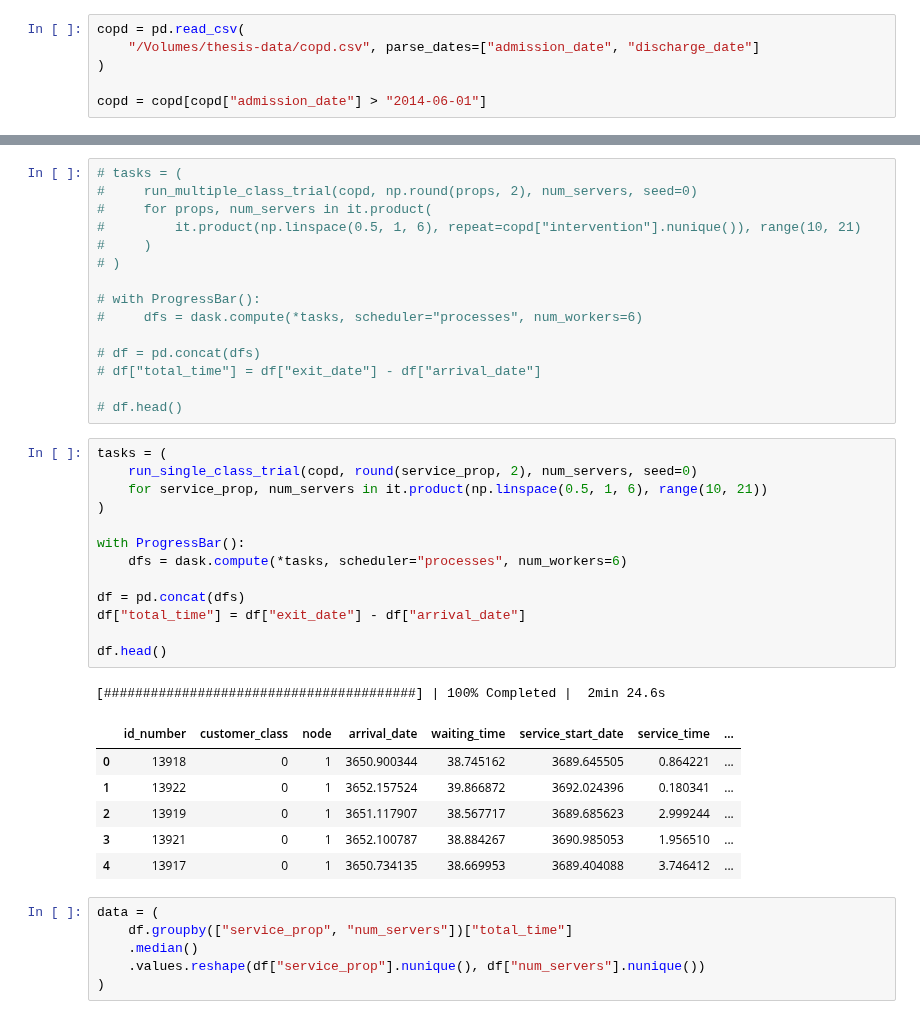
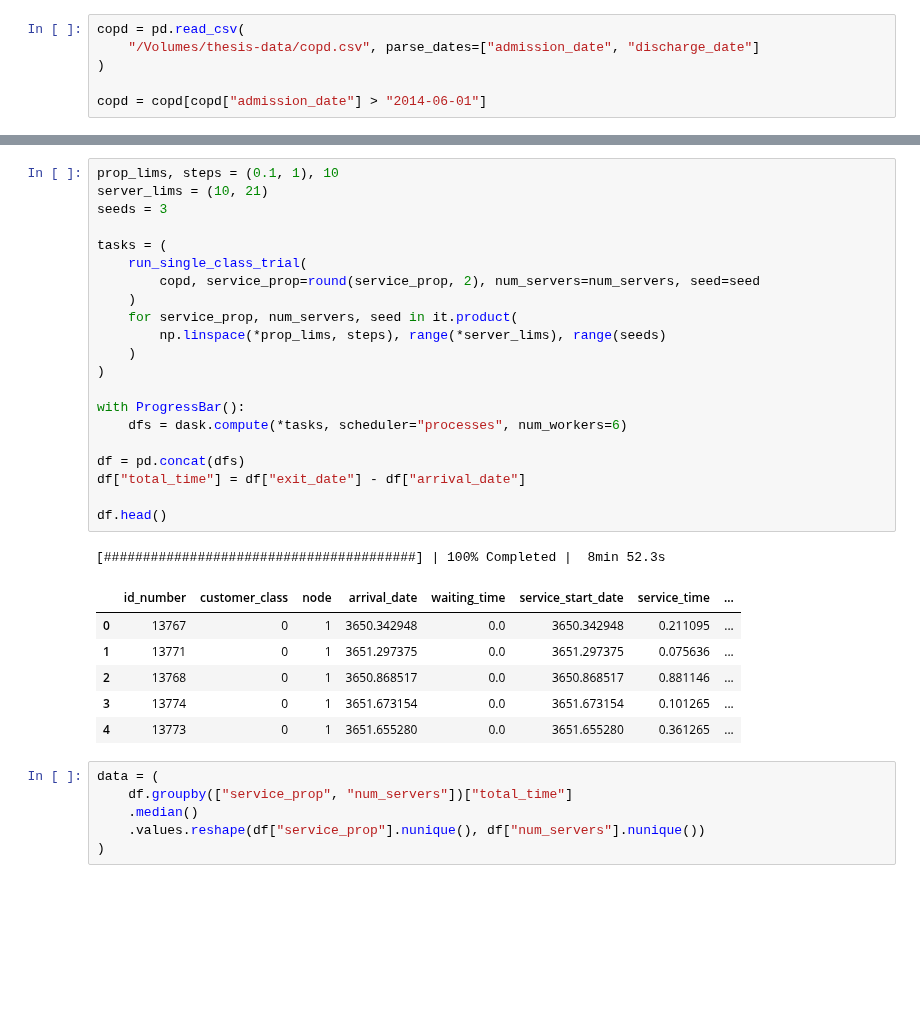
Before and after one commit to daffidwilde/copd-paper, a Jupyter notebook: nbs/queuing.ipynb, the cells around one changed output, grey strips where cells are left out. Saved outputs shown, nothing was run; the diff lists cells and outputs as text; blank space fills up the shorter version.

```diff
--- a/nbs/queuing.ipynb
+++ b/nbs/queuing.ipynb
@@ -203,39 +198,32 @@ def run_single_class_trial(data, service_prop, num_servers, seed):
 # %%
-# tasks = (
-#     run_multiple_class_trial(copd, np.round(props, 2), num_servers, seed=0)
-#     for props, num_servers in it.product(
-#         it.product(np.linspace(0.5, 1, 6), repeat=copd["intervention"].nunique()), range(10, 21)
-#     )
-# )
+prop_lims, steps = (0.1, 1), 10
+server_lims = (10, 21)
+seeds = 3
 
-# with ProgressBar():
-#     dfs = dask.compute(*tasks, scheduler="processes", num_workers=6)
+tasks = (
+    run_single_class_trial(
+        copd, service_prop=round(service_prop, 2), num_servers=num_servers, seed=seed
+    )
+    for service_prop, num_servers, seed in it.product(
+        np.linspace(*prop_lims, steps), range(*server_lims), range(seeds)
+    )
+)
 
-# df = pd.concat(dfs)
-# df["total_time"] = df["exit_date"] - df["arrival_date"]
+with ProgressBar():
+    dfs = dask.compute(*tasks, scheduler="processes", num_workers=6)
 
-# df.head()
+df = pd.concat(dfs)
+df["total_time"] = df["exit_date"] - df["arrival_date"]
+
+df.head()
+# %% [output]
+[########################################] | 100% Completed |  8min 52.3s
+|  | id_number | customer_class | node | arrival_date | waiting_time | service_start_date | service_time | ... |
+| 0 | 13767 | 0 | 1 | 3650.342948 | 0.0 | 3650.342948 | 0.211095 | ... |
+| 1 | 13771 | 0 | 1 | 3651.297375 | 0.0 | 3651.297375 | 0.075636 | ... |
+| 2 | 13768 | 0 | 1 | 3650.868517 | 0.0 | 3650.868517 | 0.881146 | ... |
+| 3 | 13774 | 0 | 1 | 3651.673154 | 0.0 | 3651.673154 | 0.101265 | ... |
+| 4 | 13773 | 0 | 1 | 3651.655280 | 0.0 | 3651.655280 | 0.361265 | ... |
-# %%
-tasks = (
-    run_single_class_trial(copd, round(service_prop, 2), num_servers, seed=0)
-    for service_prop, num_servers in it.product(np.linspace(0.5, 1, 6), range(10, 21))
-)
-
-with ProgressBar():
-    dfs = dask.compute(*tasks, scheduler="processes", num_workers=6)
-
-df = pd.concat(dfs)
-df["total_time"] = df["exit_date"] - df["arrival_date"]
-
-df.head()
-# %% [output]
-[########################################] | 100% Completed |  2min 24.6s
-|  | id_number | customer_class | node | arrival_date | waiting_time | service_start_date | service_time | ... |
-| 0 | 13918 | 0 | 1 | 3650.900344 | 38.745162 | 3689.645505 | 0.864221 | ... |
-| 1 | 13922 | 0 | 1 | 3652.157524 | 39.866872 | 3692.024396 | 0.180341 | ... |
-| 2 | 13919 | 0 | 1 | 3651.117907 | 38.567717 | 3689.685623 | 2.999244 | ... |
-| 3 | 13921 | 0 | 1 | 3652.100787 | 38.884267 | 3690.985053 | 1.956510 | ... |
-| 4 | 13917 | 0 | 1 | 3650.734135 | 38.669953 | 3689.404088 | 3.746412 | ... |
 # %%
 data = (
     df.groupby(["service_prop", "num_servers"])["total_time"]
```
Also changed, not shown: parts of 10 cells of this notebook.
